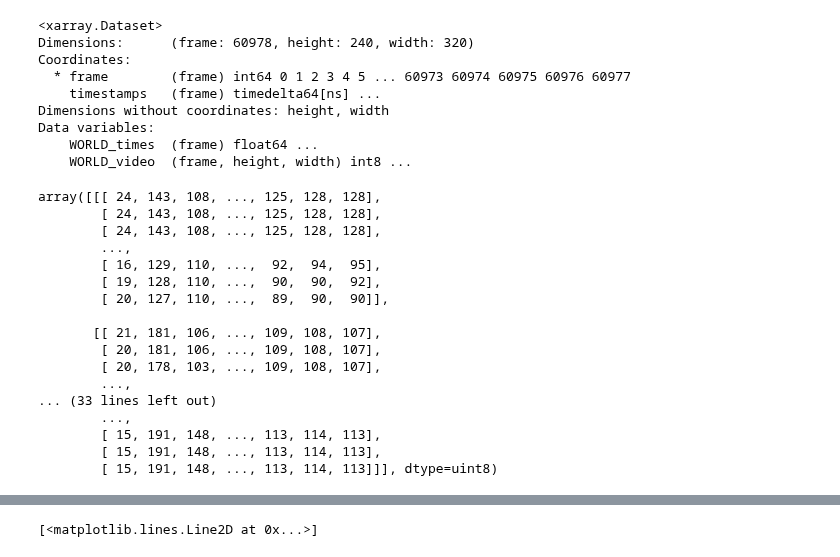
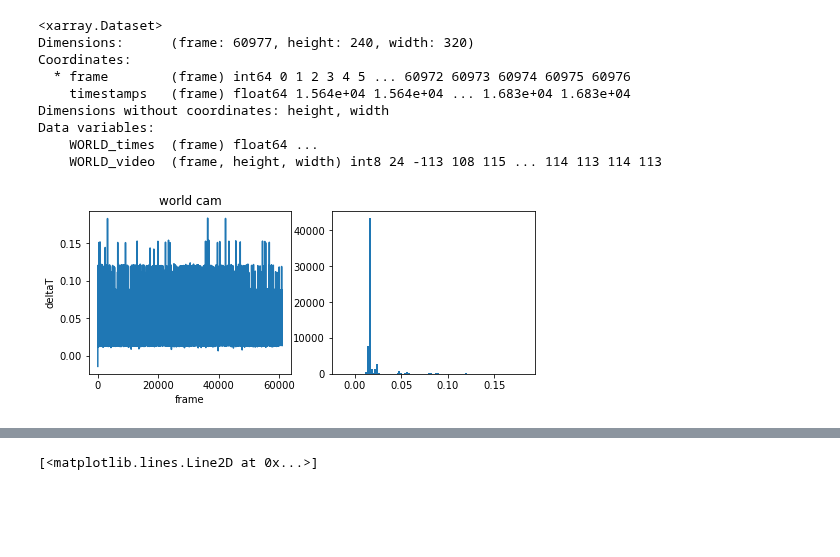
Before and after one commit to nielllab/FreelyMovingEphys, a Jupyter notebook: cmn_practice.ipynb, the cells around one changed output, grey strips where cells are left out. Cells and saved outputs as stored; diff of their text form; code cells hidden in the pictures; blank space fills up the shorter version.

```diff
--- a/cmn_practice.ipynb
+++ b/cmn_practice.ipynb
@@ -37,35 +43,22 @@ mpl.rcParams['animation.ffmpeg_path'] = r'C:\Program Files\ffmpeg\bin\ffmpeg.exe
 # %%
-world_data = xr.open_dataset("092820_J524RT_fm1world.nc")
+world_data = xr.open_dataset(r'092820_J524RT_fm1world.nc')
+world_vid = np.uint8(world_data['WORLD_video'])
+worldT = world_data.timestamps
 world_data
 # %% [output]
 <xarray.Dataset>
-Dimensions:      (frame: 60978, height: 240, width: 320)
+Dimensions:      (frame: 60977, height: 240, width: 320)
 Coordinates:
-  * frame        (frame) int64 0 1 2 3 4 5 ... 60973 60974 60975 60976 60977
-    timestamps   (frame) timedelta64[ns] ...
+  * frame        (frame) int64 0 1 2 3 4 5 ... 60972 60973 60974 60975 60976
+    timestamps   (frame) float64 1.564e+04 1.564e+04 ... 1.683e+04 1.683e+04
 Dimensions without coordinates: height, width
 Data variables:
     WORLD_times  (frame) float64 ...
-    WORLD_video  (frame, height, width) int8 ...
+    WORLD_video  (frame, height, width) int8 24 -113 108 115 ... 114 113 114 113
-# %%
-world_vid = np.uint8(world_data['WORLD_video'])
-world_vid
-# %% [output]
-array([[[ 24, 143, 108, ..., 125, 128, 128],
-        [ 24, 143, 108, ..., 125, 128, 128],
-        [ 24, 143, 108, ..., 125, 128, 128],
-        ...,
-        [ 16, 129, 110, ...,  92,  94,  95],
-        [ 19, 128, 110, ...,  90,  90,  92],
-        [ 20, 127, 110, ...,  89,  90,  90]],
-
-       [[ 21, 181, 106, ..., 109, 108, 107],
-        [ 20, 181, 106, ..., 109, 108, 107],
-        [ 20, 178, 103, ..., 109, 108, 107],
-        ...,
-... (33 lines left out)
-        ...,
-        [ 15, 191, 148, ..., 113, 114, 113],
-        [ 15, 191, 148, ..., 113, 114, 113],
-        [ 15, 191, 148, ..., 113, 114, 113]]], dtype=uint8)
+# %%
+fig, axs = plt.subplots(1,2,figsize=(8,3))
+axs[0].plot(np.diff(worldT)); axs[0].set_xlabel('frame'); axs[0].set_ylabel('deltaT'); axs[0].set_title('world cam')
+axs[1].hist(np.diff(worldT),100);
+# %% [output]
+[figure, added]
 # %%
```
Also changed, not shown: parts of 32 cells of this notebook.
